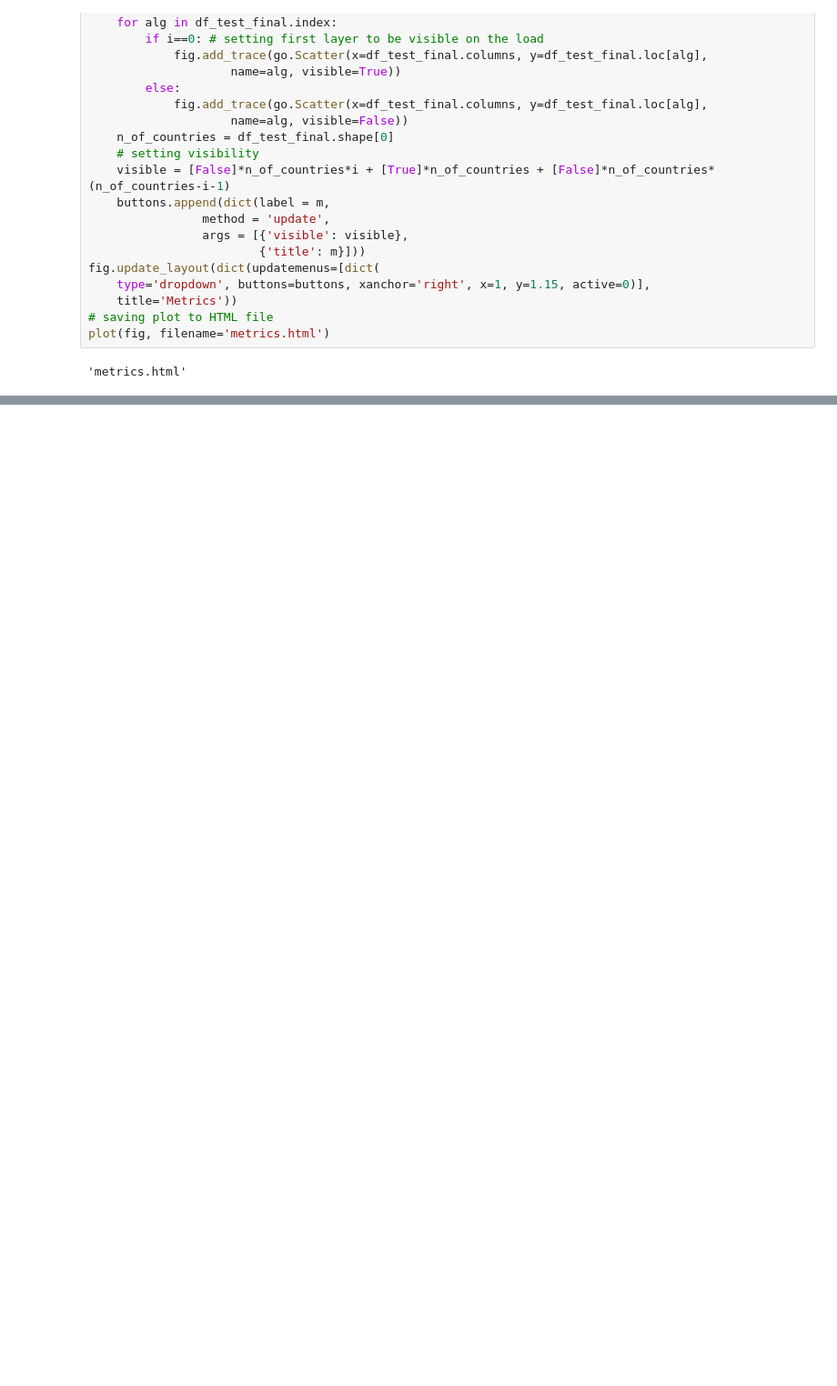
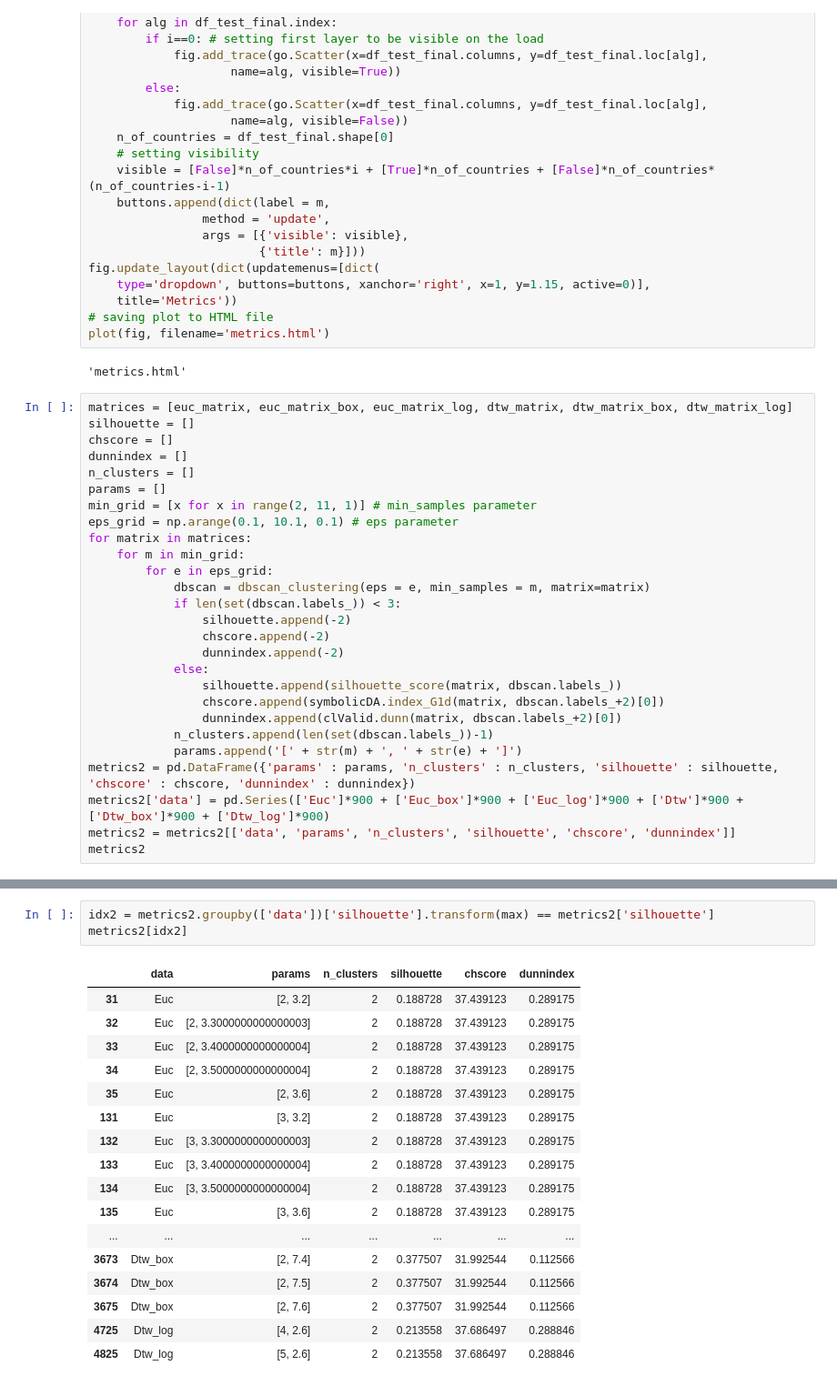
Before and after one commit to amakarewicz/BEngThesis, a Jupyter notebook: Experiments.ipynb, the cells around one changed output, grey strips where cells are left out. Shown at 91% size. Saved outputs shown, nothing was run; the diff lists cells and outputs as text; blank space fills up the shorter version.

Commit message:
dbscan experiments added

```diff
--- a/Experiments.ipynb
+++ b/Experiments.ipynb
@@ -319,3 +308,30 @@ fig.update_layout(dict(updatemenus=[dict(
 plot(fig, filename='metrics.html')
 # %% [output]
 'metrics.html'
+# %%
+matrices = [euc_matrix, euc_matrix_box, euc_matrix_log, dtw_matrix, dtw_matrix_box, dtw_matrix_log]
+silhouette = []
+chscore = []
+dunnindex = []
+n_clusters = []
+params = []
+min_grid = [x for x in range(2, 11, 1)] # min_samples parameter
+eps_grid = np.arange(0.1, 10.1, 0.1) # eps parameter
+for matrix in matrices:
+    for m in min_grid:
+        for e in eps_grid:
+            dbscan = dbscan_clustering(eps = e, min_samples = m, matrix=matrix)
+            if len(set(dbscan.labels_)) < 3:
+                silhouette.append(-2)
+                chscore.append(-2)
+                dunnindex.append(-2)
+            else:
+                silhouette.append(silhouette_score(matrix, dbscan.labels_))
+                chscore.append(symbolicDA.index_G1d(matrix, dbscan.labels_+2)[0])
+                dunnindex.append(clValid.dunn(matrix, dbscan.labels_+2)[0])
+            n_clusters.append(len(set(dbscan.labels_))-1)
+            params.append('[' + str(m) + ', ' + str(e) + ']')
+metrics2 = pd.DataFrame({'params' : params, 'n_clusters' : n_clusters, 'silhouette' : silhouette, 'chscore' : chscore, 'dunnindex' : dunnindex})
+metrics2['data'] = pd.Series(['Euc']*900 + ['Euc_box']*900 + ['Euc_log']*900 + ['Dtw']*900 + ['Dtw_box']*900 + ['Dtw_log']*900)
+metrics2 = metrics2[['data', 'params', 'n_clusters', 'silhouette', 'chscore', 'dunnindex']]
+metrics2
@@ -321,0 +352,21 @@ plot(fig, filename='metrics.html')
+# %%
+idx2 = metrics2.groupby(['data'])['silhouette'].transform(max) == metrics2['silhouette']
+metrics2[idx2]
+# %% [output]
+|  | data | params | n_clusters | silhouette | chscore | dunnindex |
+| 31 | Euc | [2, 3.2] | 2 | 0.188728 | 37.439123 | 0.289175 |
+| 32 | Euc | [2, 3.3000000000000003] | 2 | 0.188728 | 37.439123 | 0.289175 |
+| 33 | Euc | [2, 3.4000000000000004] | 2 | 0.188728 | 37.439123 | 0.289175 |
+| 34 | Euc | [2, 3.5000000000000004] | 2 | 0.188728 | 37.439123 | 0.289175 |
+| 35 | Euc | [2, 3.6] | 2 | 0.188728 | 37.439123 | 0.289175 |
+| 131 | Euc | [3, 3.2] | 2 | 0.188728 | 37.439123 | 0.289175 |
+| 132 | Euc | [3, 3.3000000000000003] | 2 | 0.188728 | 37.439123 | 0.289175 |
+| 133 | Euc | [3, 3.4000000000000004] | 2 | 0.188728 | 37.439123 | 0.289175 |
+| 134 | Euc | [3, 3.5000000000000004] | 2 | 0.188728 | 37.439123 | 0.289175 |
+| 135 | Euc | [3, 3.6] | 2 | 0.188728 | 37.439123 | 0.289175 |
+| ... | ... | ... | ... | ... | ... | ... |
+| 3673 | Dtw_box | [2, 7.4] | 2 | 0.377507 | 31.992544 | 0.112566 |
+| 3674 | Dtw_box | [2, 7.5] | 2 | 0.377507 | 31.992544 | 0.112566 |
+| 3675 | Dtw_box | [2, 7.6] | 2 | 0.377507 | 31.992544 | 0.112566 |
+| 4725 | Dtw_log | [4, 2.6] | 2 | 0.213558 | 37.686497 | 0.288846 |
+| 4825 | Dtw_log | [5, 2.6] | 2 | 0.213558 | 37.686497 | 0.288846 |
```
Also changed, not shown: parts of 3 cells of this notebook, 3 other files.
